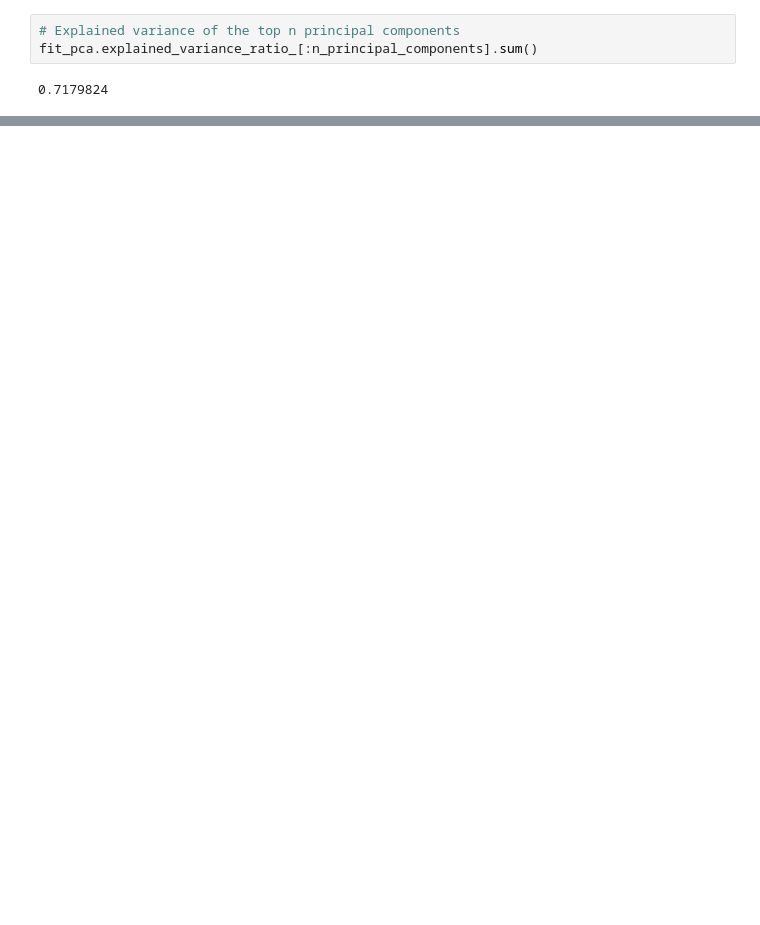
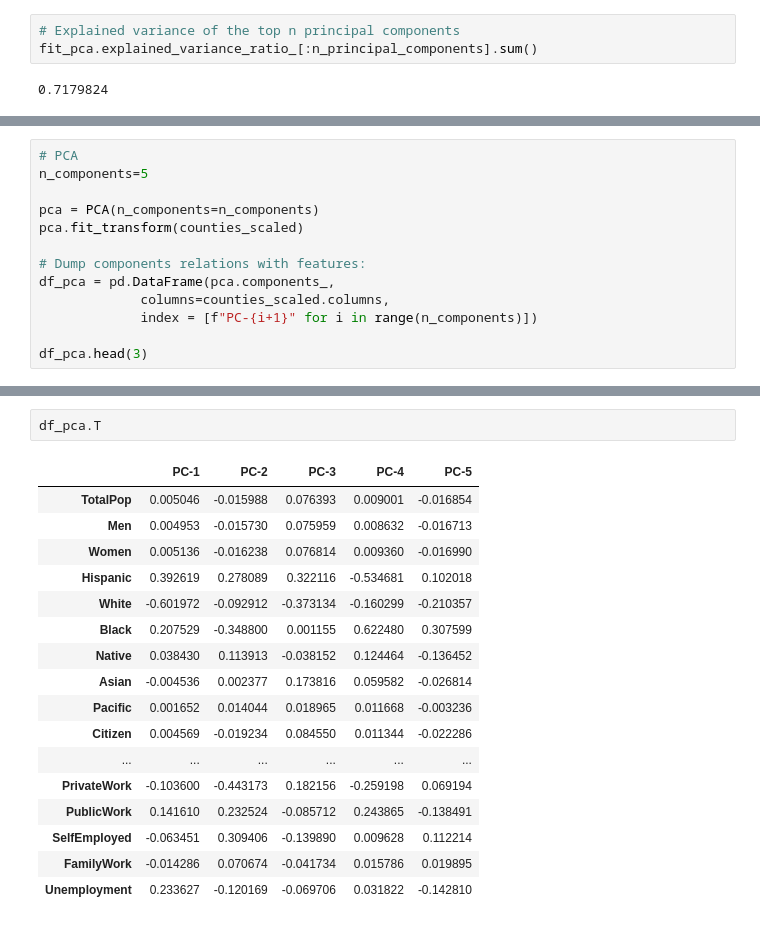
Before and after one commit to sekR4/ML_SageMaker_Studies, a Jupyter notebook: Population_Segmentation/Notes.ipynb, the cells around one changed output, grey strips where cells are left out. Cells and saved outputs as stored; diff of their text form; blank space fills up the shorter version.

```diff
--- a/Population_Segmentation/Notes.ipynb
+++ b/Population_Segmentation/Notes.ipynb
@@ -135,0 +268,13 @@ fit_pca.explained_variance_ratio_[:n_principal_components].sum()
+# %%
+# PCA
+n_components=5
+
+pca = PCA(n_components=n_components)
+pca.fit_transform(counties_scaled)
+
+# Dump components relations with features:
+df_pca = pd.DataFrame(pca.components_,
+             columns=counties_scaled.columns,
+             index = [f"PC-{i+1}" for i in range(n_components)])
+
+df_pca.head(3)
@@ -135,0 +287,20 @@ fit_pca.explained_variance_ratio_[:n_principal_components].sum()
+# %%
+df_pca.T
+# %% [output]
+|  | PC-1 | PC-2 | PC-3 | PC-4 | PC-5 |
+| TotalPop | 0.005046 | -0.015988 | 0.076393 | 0.009001 | -0.016854 |
+| Men | 0.004953 | -0.015730 | 0.075959 | 0.008632 | -0.016713 |
+| Women | 0.005136 | -0.016238 | 0.076814 | 0.009360 | -0.016990 |
+| Hispanic | 0.392619 | 0.278089 | 0.322116 | -0.534681 | 0.102018 |
+| White | -0.601972 | -0.092912 | -0.373134 | -0.160299 | -0.210357 |
+| Black | 0.207529 | -0.348800 | 0.001155 | 0.622480 | 0.307599 |
+| Native | 0.038430 | 0.113913 | -0.038152 | 0.124464 | -0.136452 |
+| Asian | -0.004536 | 0.002377 | 0.173816 | 0.059582 | -0.026814 |
+| Pacific | 0.001652 | 0.014044 | 0.018965 | 0.011668 | -0.003236 |
+| Citizen | 0.004569 | -0.019234 | 0.084550 | 0.011344 | -0.022286 |
+| ... | ... | ... | ... | ... | ... |
+| PrivateWork | -0.103600 | -0.443173 | 0.182156 | -0.259198 | 0.069194 |
+| PublicWork | 0.141610 | 0.232524 | -0.085712 | 0.243865 | -0.138491 |
+| SelfEmployed | -0.063451 | 0.309406 | -0.139890 | 0.009628 | 0.112214 |
+| FamilyWork | -0.014286 | 0.070674 | -0.041734 | 0.015786 | 0.019895 |
+| Unemployment | 0.233627 | -0.120169 | -0.069706 | 0.031822 | -0.142810 |
```
Also changed, not shown: parts of 16 cells of this notebook.
